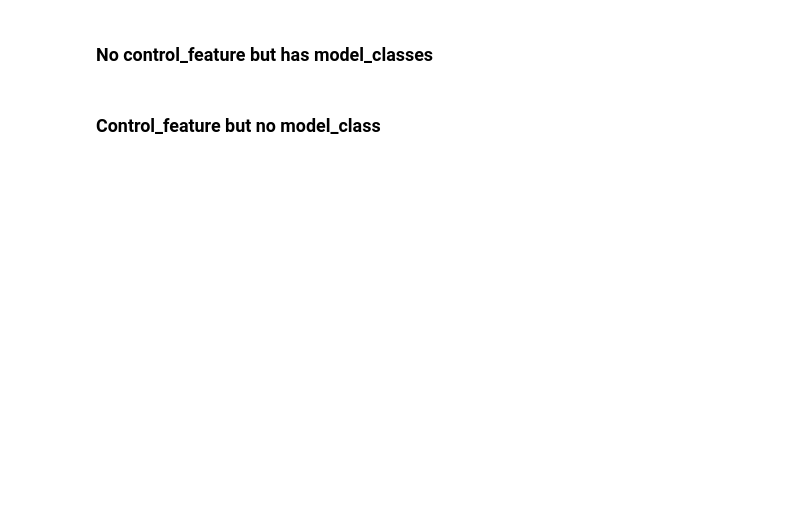
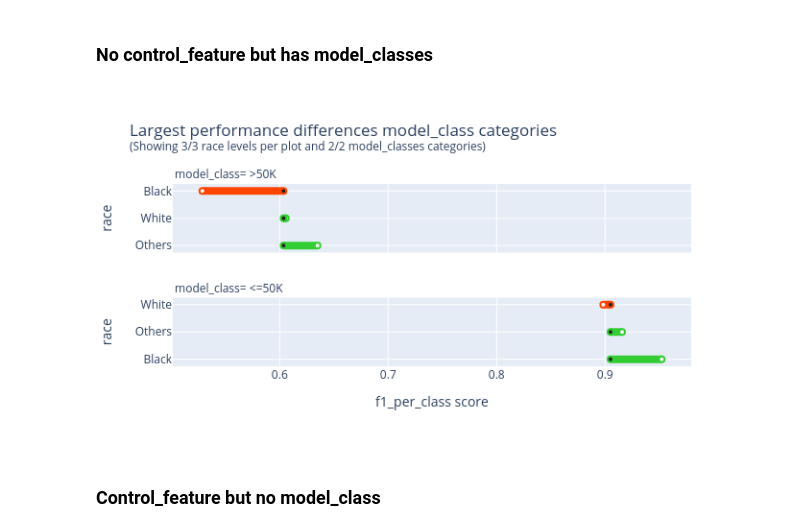
Before and after one commit to OlivierBinette/PerformanceDisparityReport-test, a Jupyter notebook: test_plots.ipynb, the cells around one changed output. Cells and saved outputs as stored; diff of their text form; code cells hidden in the pictures; blank space fills up the shorter version.

```diff
--- a/test_plots.ipynb
+++ b/test_plots.ipynb
@@ -23,7 +27,9 @@ res.display[0].show(rendered="svg")
 # %%
 check = PerformanceDisparityReport(protected_feature="race", scorer="f1_per_class")
 res = check.run(dataset, model=model)
-res.display[0].show(rendered="svg")
+res.display[0].show(renderer="png")
+# %% [output]
+[figure, added]
 # %% [markdown]
 ### Control_feature but no model_class
 # %%
```
Also changed, not shown: parts of 9 cells of this notebook.
